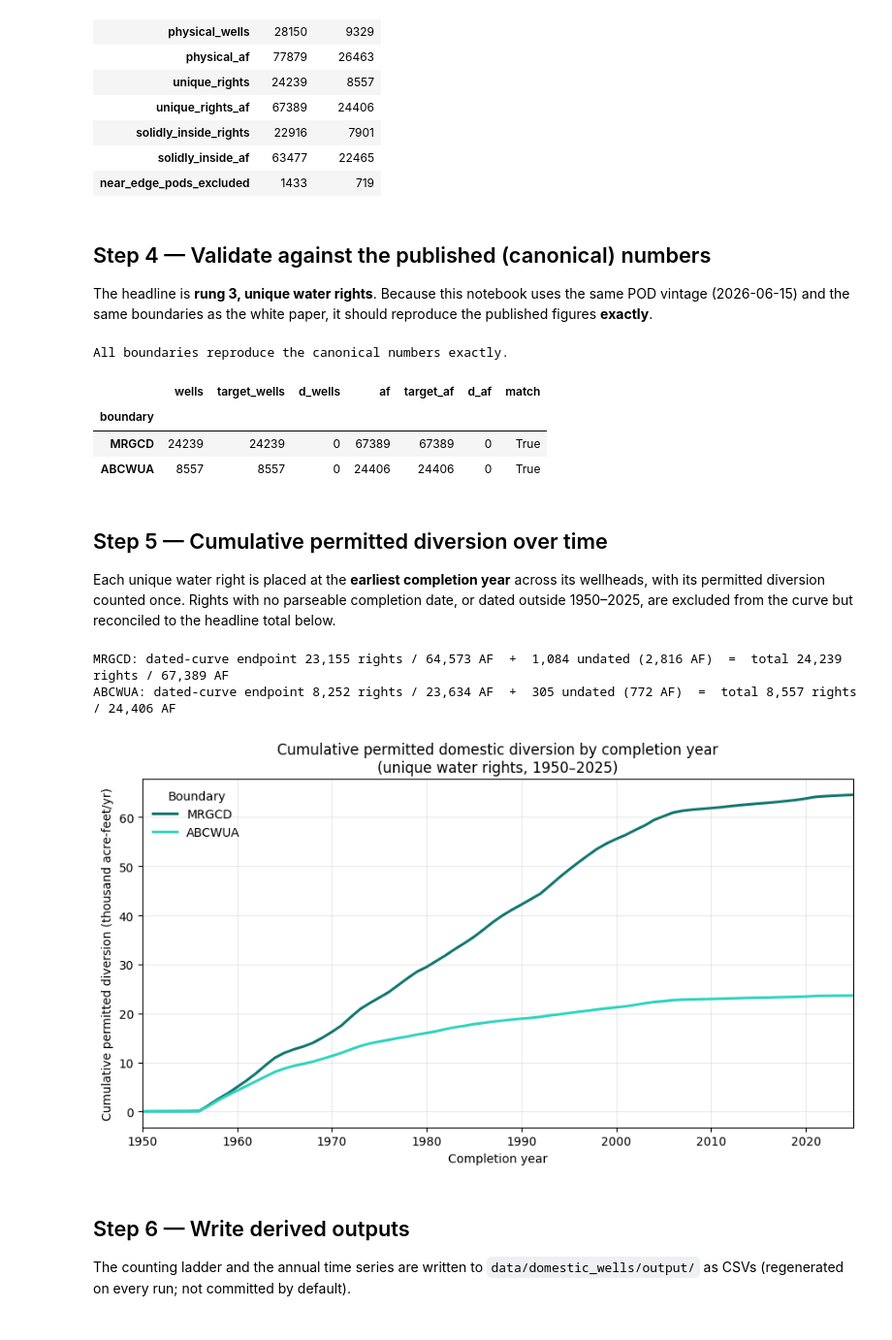
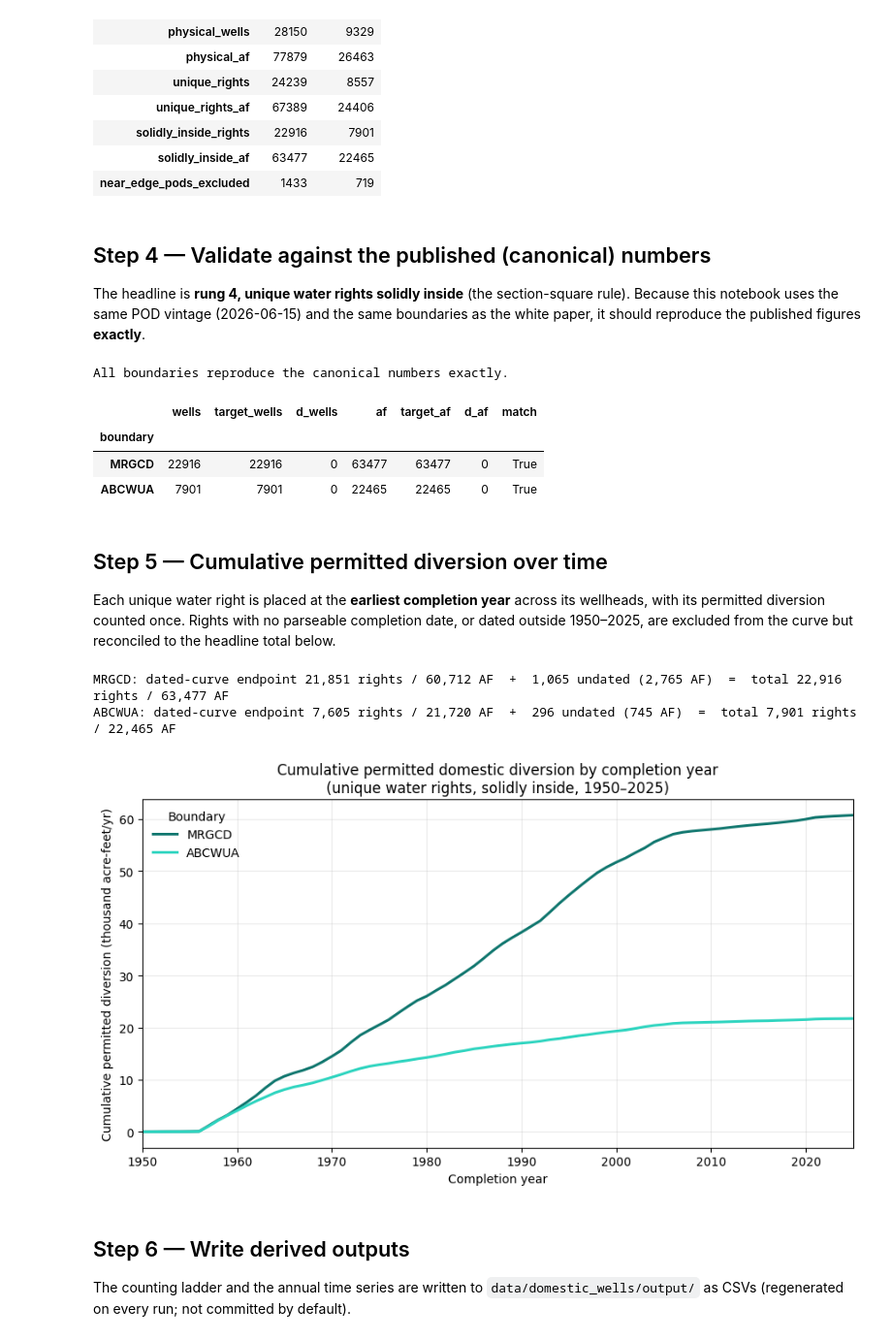
Before and after one commit to johnrfleck/New-Mexico-Middle-Rio-Grande-Valley-water-use-analysis, a Jupyter notebook: notebooks/domestic_wells/domestic_wells_replication.ipynb, the cells around one changed output. Shown at 97% size. Cells and saved outputs as stored; diff of their text form; code cells hidden in the pictures.

```diff
--- a/notebooks/domestic_wells/domestic_wells_replication.ipynb
+++ b/notebooks/domestic_wells/domestic_wells_replication.ipynb
@@ -248,19 +247,19 @@ ladder.T
 # %% [markdown]
 ## Step 4 — Validate against the published (canonical) numbers
 
-The headline is **rung 3, unique water rights**. Because this notebook uses the same POD vintage
+The headline is **rung 4, unique water rights solidly inside** (the section-square rule). Because this notebook uses the same POD vintage
 (2026-06-15) and the same boundaries as the white paper, it should reproduce the published figures
 **exactly**.
 # %%
 CANONICAL_TARGETS = {
-    "MRGCD":  {"unique_rights": 24239, "unique_rights_af": 67389},
-    "ABCWUA": {"unique_rights":  8557, "unique_rights_af": 24406},
+    "MRGCD":  {"unique_rights": 22916, "unique_rights_af": 63477},
+    "ABCWUA": {"unique_rights":  7901, "unique_rights_af": 22465},
 }
 
 checks = []
 for b, tgt in CANONICAL_TARGETS.items():
-    got_w  = int(ladder.loc[b, "unique_rights"])
-    got_af = int(ladder.loc[b, "unique_rights_af"])
+    got_w  = int(ladder.loc[b, "solidly_inside_rights"])
+    got_af = int(ladder.loc[b, "solidly_inside_af"])
     checks.append({
         "boundary": b,
         "wells": got_w, "target_wells": tgt["unique_rights"], "d_wells": got_w - tgt["unique_rights"],
@@ -275,8 +274,8 @@ check_df
 All boundaries reproduce the canonical numbers exactly.
 |  | wells | target_wells | d_wells | af | target_af | d_af | match |
 | boundary |  |  |  |  |  |  |  |
-| MRGCD | 24239 | 24239 | 0 | 67389 | 67389 | 0 | True |
-| ABCWUA | 8557 | 8557 | 0 | 24406 | 24406 | 0 | True |
+| MRGCD | 22916 | 22916 | 0 | 63477 | 63477 | 0 | True |
+| ABCWUA | 7901 | 7901 | 0 | 22465 | 22465 | 0 | True |
 # %% [markdown]
 ## Step 5 — Cumulative permitted diversion over time
 
@@ -284,7 +283,7 @@ Each unique water right is placed at the **earliest completion year** across its
 permitted diversion counted once. Rights with no parseable completion date, or dated outside
 1950–2025, are excluded from the curve but reconciled to the headline total below.
 # %%
-def annual_rights(dom, label):
+def annual_rights(dom, boundary_geom, label):
     "One row per unique right: earliest completion year + permitted AF (once per right)."
     dom = dom.copy()
     dom["pod_base"] = dom["pod_file"].str.extract(r"^([A-Z]+-\d+)", expand=False)
@@ -292,7 +291,13 @@ def annual_rights(dom, label):
         dom["pod_file"].str.contains("CLW", na=False)
         | dom["pod_file"].str.contains(r"-X(-|$)", regex=True, na=False)
     )
-    phys = dom[~dom["is_admin"]].copy()
+    dom = add_stack_n(dom)
+    # section-square rule (same as ladder rung 4): drop boundary-ambiguous PLSS-centroid stacks
+    plss = dom[dom["qtr_4th"].isna() & (dom["stack_n"] >= STACK_THRESH)].copy()
+    plss["square_inside"] = plss.geometry.apply(
+        lambda g: box(g.x - HALF_SEC, g.y - HALF_SEC, g.x + HALF_SEC, g.y + HALF_SEC).within(boundary_geom))
+    near_edge_idx = plss[~plss["square_inside"]].index
+    phys = dom[~dom.index.isin(near_edge_idx) & ~dom["is_admin"]].copy()
     phys["year"] = pd.to_datetime(phys["finish_dat"], errors="coerce").dt.year
     rights = phys.groupby("pod_base").agg(year=("year", "min"), af=("total_div", "max"))
 
@@ -314,29 +319,29 @@ def annual_rights(dom, label):
           f"=  total {n_total:,} rights / {af_total:,.0f} AF")
     return ts
 
-ts_mrgcd  = annual_rights(domestic_in(mrgcd_boundary), "MRGCD")
-ts_abcwua = annual_rights(domestic_in(abcwua_boundary), "ABCWUA")
+ts_mrgcd  = annual_rights(domestic_in(mrgcd_boundary), mrgcd_boundary, "MRGCD")
+ts_abcwua = annual_rights(domestic_in(abcwua_boundary), abcwua_boundary, "ABCWUA")
 timeseries = pd.concat([ts_mrgcd, ts_abcwua], ignore_index=True)
 # %% [output]
-MRGCD: dated-curve endpoint 23,155 rights / 64,573 AF  +  1,084 undated (2,816 AF)  =  total 24,239 rights / 67,389 AF
-ABCWUA: dated-curve endpoint 8,252 rights / 23,634 AF  +  305 undated (772 AF)  =  total 8,557 rights / 24,406 AF
+MRGCD: dated-curve endpoint 21,851 rights / 60,712 AF  +  1,065 undated (2,765 AF)  =  total 22,916 rights / 63,477 AF
+ABCWUA: dated-curve endpoint 7,605 rights / 21,720 AF  +  296 undated (745 AF)  =  total 7,901 rights / 22,465 AF
 # %%
 fig, ax = plt.subplots(figsize=(9, 5.2))
 colors = {"MRGCD": "#0f766e", "ABCWUA": "#2dd4bf"}
 for label, ts in [("MRGCD", ts_mrgcd), ("ABCWUA", ts_abcwua)]:
     ax.plot(ts["year"], ts["cumulative_af"] / 1000, label=label, color=colors[label], linewidth=2.2)
 
-ax.set_title("Cumulative permitted domestic diversion by completion year\n(unique water rights, 1950–2025)")
+ax.set_title("Cumulative permitted domestic diversion by completion year\n(unique water rights, solidly inside, 1950–2025)")
 ax.set_xlabel("Completion year")
 ax.set_ylabel("Cumulative permitted diversion (thousand acre-feet/yr)")
 ax.legend(title="Boundary", frameon=False)
 ax.grid(True, alpha=0.25)
 ax.set_xlim(CHART_START, CHART_END)
 fig.tight_layout()
 fig.savefig(OUTPUT_DIR / "cumulative_permitted_diversion.png", dpi=150)
 plt.show()
 # %% [output]
-[figure, old version]
+[figure, new version]
 # %% [markdown]
 ## Step 6 — Write derived outputs
 
```
Also changed, not shown: parts of 5 cells of this notebook, 3 other files.
